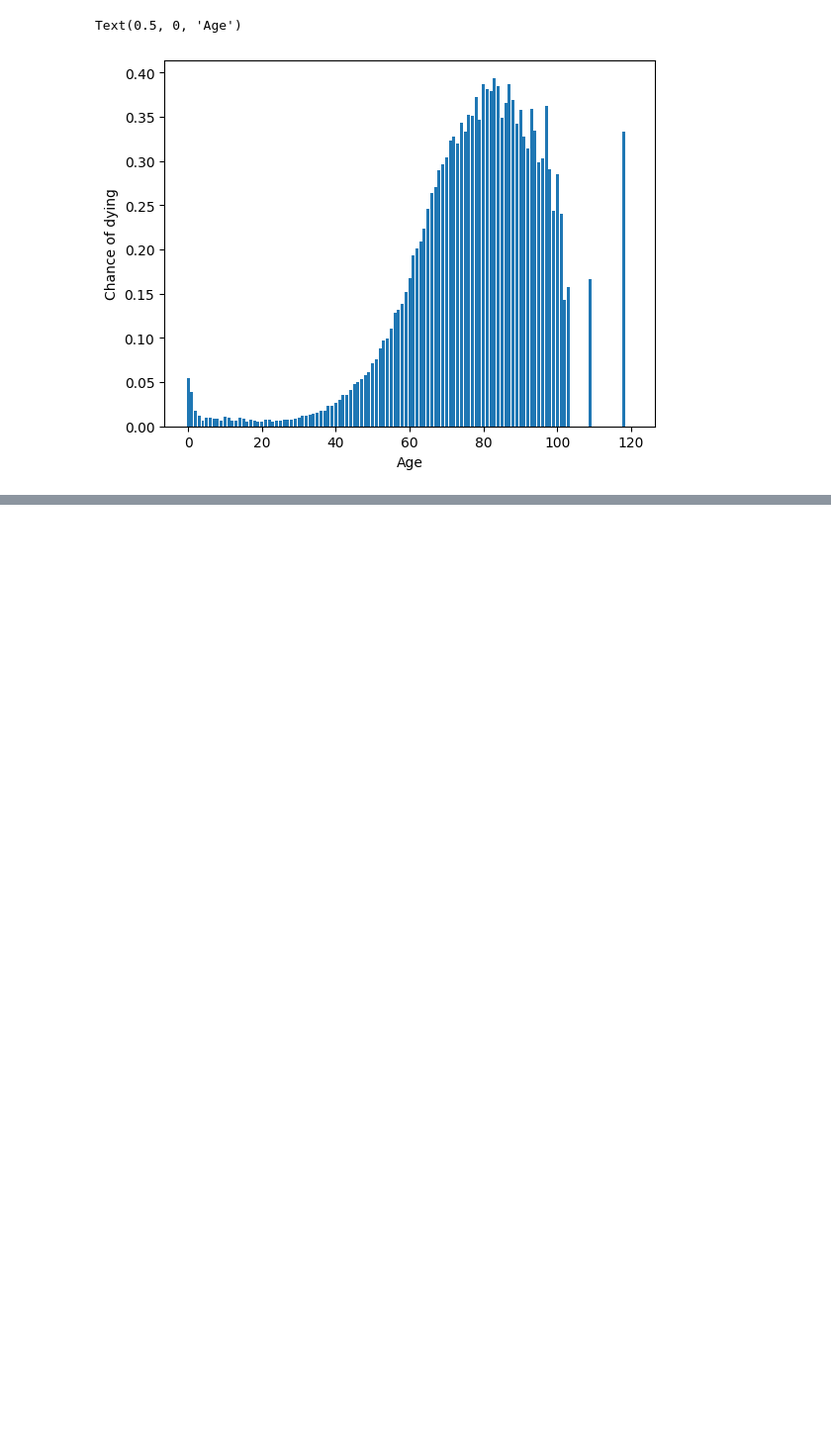
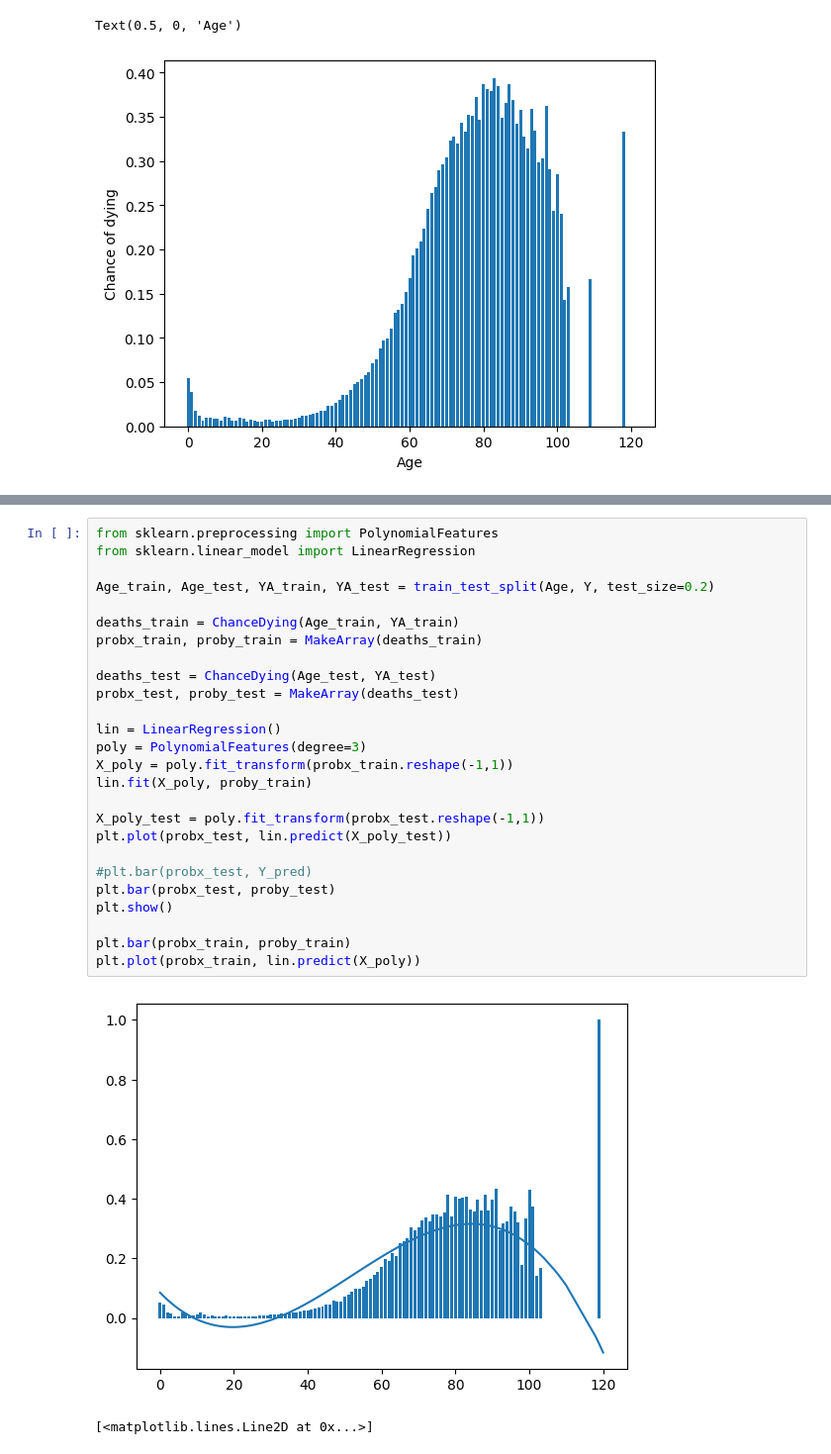
Before and after one commit to mathiasmellemstuen/FYS_STK4155_Prosjekt_3, a Jupyter notebook: src/main.ipynb, the cells around one changed output, grey strips where cells are left out. Shown: that part at 99% size. Saved outputs shown, nothing was run; the diff lists cells and outputs as text; blank space fills up the shorter version.

Commit message:
made regression for death percentage using polynomial fit

```diff
--- a/src/main.ipynb
+++ b/src/main.ipynb
@@ -230,0 +268,29 @@ accuracy_score(pred, Y_test)
+# %%
+from sklearn.preprocessing import PolynomialFeatures
+from sklearn.linear_model import LinearRegression
+
+Age_train, Age_test, YA_train, YA_test = train_test_split(Age, Y, test_size=0.2)
+
+deaths_train = ChanceDying(Age_train, YA_train)
+probx_train, proby_train = MakeArray(deaths_train)
+
+deaths_test = ChanceDying(Age_test, YA_test)
+probx_test, proby_test = MakeArray(deaths_test)
+
+lin = LinearRegression()
+poly = PolynomialFeatures(degree=3)
+X_poly = poly.fit_transform(probx_train.reshape(-1,1))
+lin.fit(X_poly, proby_train)
+
+X_poly_test = poly.fit_transform(probx_test.reshape(-1,1))
+plt.plot(probx_test, lin.predict(X_poly_test))
+
+#plt.bar(probx_test, Y_pred)
+plt.bar(probx_test, proby_test)
+plt.show()
+
+plt.bar(probx_train, proby_train)
+plt.plot(probx_train, lin.predict(X_poly))
+# %% [output]
+[figure, added]
+[<matplotlib.lines.Line2D at 0x...>]
```
Also changed, not shown: parts of 9 cells of this notebook.
